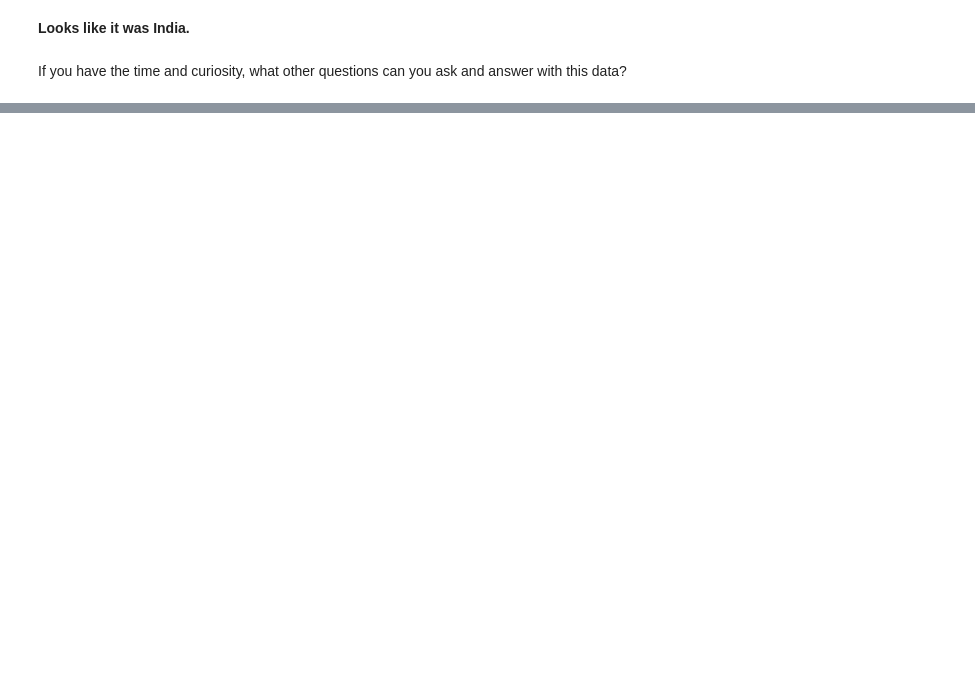
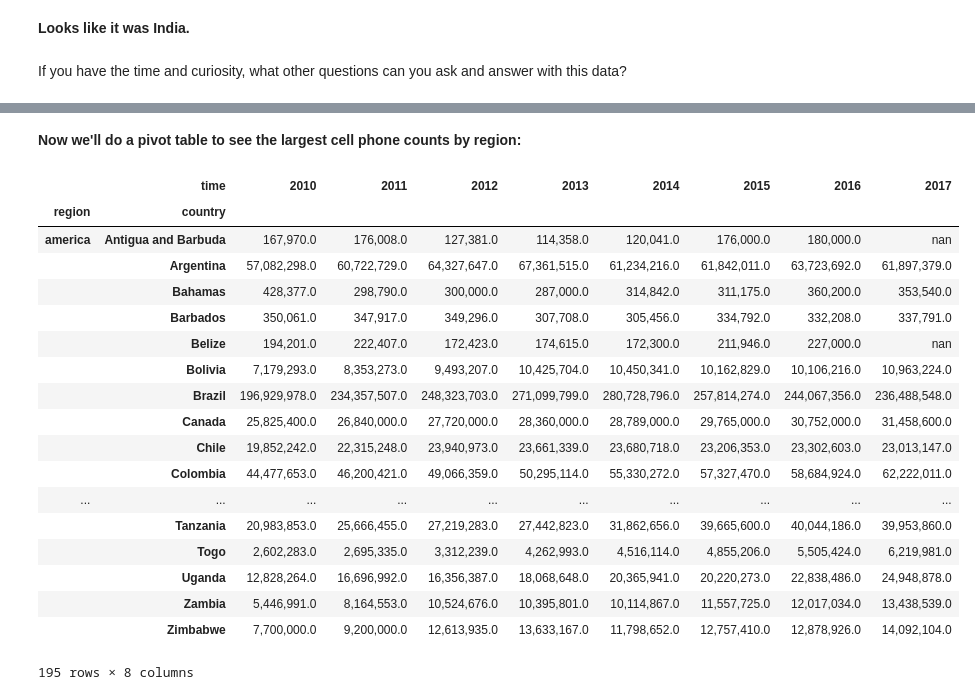
Before and after one commit to bloominstituteoftechnology/DS-Unit-1-Sprint-1-Dealing-With-Data, a Jupyter notebook: DS_Unit_1_Sprint_Challenge_2_Data_Wrangling.ipynb, the cells around one changed output, grey strips where cells are left out. Drawn from its saved outputs; the diff is of its cells as text; code cells hidden in the pictures; blank space fills up the shorter version.

```diff
--- a/DS_Unit_1_Sprint_Challenge_2_Data_Wrangling.ipynb
+++ b/DS_Unit_1_Sprint_Challenge_2_Data_Wrangling.ipynb
@@ -283,0 +315,3 @@ If you have the time and curiosity, what other questions can you ask and answer
+# %%
+cell_user_data = pd.merge(cell_user_data, geo_country_codes[['world_6region', 'country']])
+cell_user_data = cell_user_data.rename(columns={'world_6region':'region'})
@@ -283,0 +340,29 @@ If you have the time and curiosity, what other questions can you ask and answer
+# %% [markdown]
+**Now we'll do a pivot table to see the largest cell phone counts by region:**
+# %%
+time_constraint = cell_user_data['time'] >= 2010
+region_cells = pd.pivot_table(cell_user_data[time_constraint],
+                              values='cell_phones_total',
+                              index = ['region', 'country'],
+                              columns = ['time'])
+region_cells
+# %% [output]
+|  | time | 2010 | 2011 | 2012 | 2013 | 2014 | 2015 | 2016 | 2017 |
+| region | country |  |  |  |  |  |  |  |  |
+| america | Antigua and Barbuda | 167,970.0 | 176,008.0 | 127,381.0 | 114,358.0 | 120,041.0 | 176,000.0 | 180,000.0 | nan |
+|  | Argentina | 57,082,298.0 | 60,722,729.0 | 64,327,647.0 | 67,361,515.0 | 61,234,216.0 | 61,842,011.0 | 63,723,692.0 | 61,897,379.0 |
+|  | Bahamas | 428,377.0 | 298,790.0 | 300,000.0 | 287,000.0 | 314,842.0 | 311,175.0 | 360,200.0 | 353,540.0 |
+|  | Barbados | 350,061.0 | 347,917.0 | 349,296.0 | 307,708.0 | 305,456.0 | 334,792.0 | 332,208.0 | 337,791.0 |
+|  | Belize | 194,201.0 | 222,407.0 | 172,423.0 | 174,615.0 | 172,300.0 | 211,946.0 | 227,000.0 | nan |
+|  | Bolivia | 7,179,293.0 | 8,353,273.0 | 9,493,207.0 | 10,425,704.0 | 10,450,341.0 | 10,162,829.0 | 10,106,216.0 | 10,963,224.0 |
+|  | Brazil | 196,929,978.0 | 234,357,507.0 | 248,323,703.0 | 271,099,799.0 | 280,728,796.0 | 257,814,274.0 | 244,067,356.0 | 236,488,548.0 |
+|  | Canada | 25,825,400.0 | 26,840,000.0 | 27,720,000.0 | 28,360,000.0 | 28,789,000.0 | 29,765,000.0 | 30,752,000.0 | 31,458,600.0 |
+|  | Chile | 19,852,242.0 | 22,315,248.0 | 23,940,973.0 | 23,661,339.0 | 23,680,718.0 | 23,206,353.0 | 23,302,603.0 | 23,013,147.0 |
+|  | Colombia | 44,477,653.0 | 46,200,421.0 | 49,066,359.0 | 50,295,114.0 | 55,330,272.0 | 57,327,470.0 | 58,684,924.0 | 62,222,011.0 |
+| ... | ... | ... | ... | ... | ... | ... | ... | ... | ... |
+|  | Tanzania | 20,983,853.0 | 25,666,455.0 | 27,219,283.0 | 27,442,823.0 | 31,862,656.0 | 39,665,600.0 | 40,044,186.0 | 39,953,860.0 |
+|  | Togo | 2,602,283.0 | 2,695,335.0 | 3,312,239.0 | 4,262,993.0 | 4,516,114.0 | 4,855,206.0 | 5,505,424.0 | 6,219,981.0 |
+|  | Uganda | 12,828,264.0 | 16,696,992.0 | 16,356,387.0 | 18,068,648.0 | 20,365,941.0 | 20,220,273.0 | 22,838,486.0 | 24,948,878.0 |
+|  | Zambia | 5,446,991.0 | 8,164,553.0 | 10,524,676.0 | 10,395,801.0 | 10,114,867.0 | 11,557,725.0 | 12,017,034.0 | 13,438,539.0 |
+|  | Zimbabwe | 7,700,000.0 | 9,200,000.0 | 12,613,935.0 | 13,633,167.0 | 11,798,652.0 | 12,757,410.0 | 12,878,926.0 | 14,092,104.0 |
+195 rows × 8 columns
```
Also changed, not shown: parts of 13 cells of this notebook.
